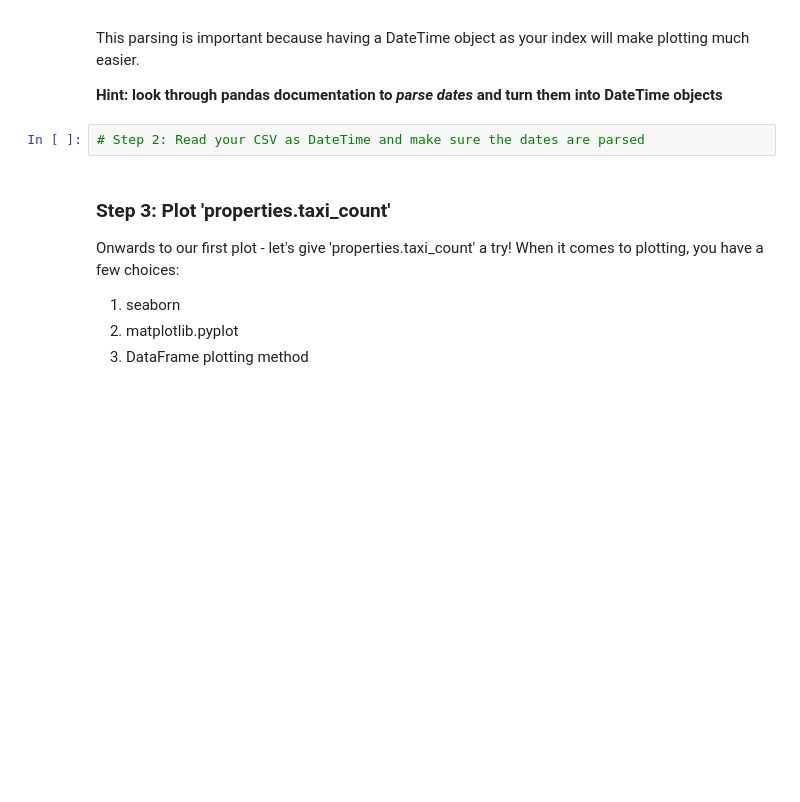
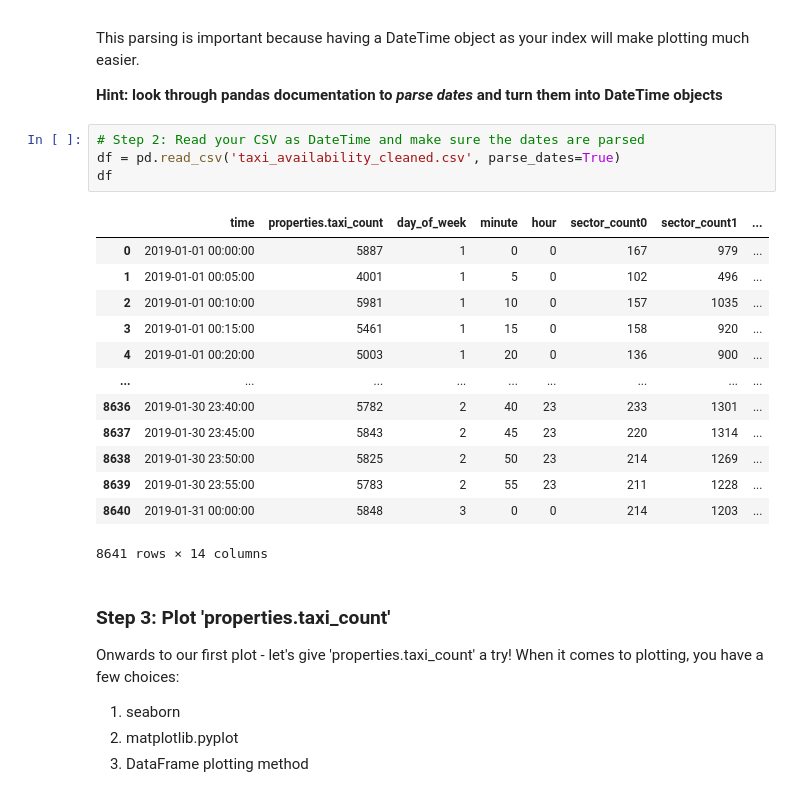
Before and after one commit to bryanongse/teamTeam, a Jupyter notebook: taxiavailability/Project Taxi Availability (Part III).ipynb, the cells around one changed output. Saved outputs shown, nothing was run; the diff lists cells and outputs as text; blank space fills up the shorter version.

```diff
--- a/taxiavailability/Project Taxi Availability (Part III).ipynb
+++ b/taxiavailability/Project Taxi Availability (Part III).ipynb
@@ -38,6 +44,22 @@ This parsing is important because having a DateTime object as your index will ma
 <strong>Hint: look through pandas documentation to <em>parse dates</em> and turn them into DateTime objects</strong>
 # %%
 # Step 2: Read your CSV as DateTime and make sure the dates are parsed
+df = pd.read_csv('taxi_availability_cleaned.csv', parse_dates=True)
+df
+# %% [output]
+|  | time | properties.taxi_count | day_of_week | minute | hour | sector_count0 | sector_count1 | ... |
+| 0 | 2019-01-01 00:00:00 | 5887 | 1 | 0 | 0 | 167 | 979 | ... |
+| 1 | 2019-01-01 00:05:00 | 4001 | 1 | 5 | 0 | 102 | 496 | ... |
+| 2 | 2019-01-01 00:10:00 | 5981 | 1 | 10 | 0 | 157 | 1035 | ... |
+| 3 | 2019-01-01 00:15:00 | 5461 | 1 | 15 | 0 | 158 | 920 | ... |
+| 4 | 2019-01-01 00:20:00 | 5003 | 1 | 20 | 0 | 136 | 900 | ... |
+| ... | ... | ... | ... | ... | ... | ... | ... | ... |
+| 8636 | 2019-01-30 23:40:00 | 5782 | 2 | 40 | 23 | 233 | 1301 | ... |
+| 8637 | 2019-01-30 23:45:00 | 5843 | 2 | 45 | 23 | 220 | 1314 | ... |
+| 8638 | 2019-01-30 23:50:00 | 5825 | 2 | 50 | 23 | 214 | 1269 | ... |
+| 8639 | 2019-01-30 23:55:00 | 5783 | 2 | 55 | 23 | 211 | 1228 | ... |
+| 8640 | 2019-01-31 00:00:00 | 5848 | 3 | 0 | 0 | 214 | 1203 | ... |
+8641 rows × 14 columns
 # %% [markdown]
 ### Step 3: Plot 'properties.taxi_count'
 Onwards to our first plot - let's give 'properties.taxi_count' a try! When it comes to plotting, you have a few choices:
```
Also changed, not shown: parts of 5 cells of this notebook.
